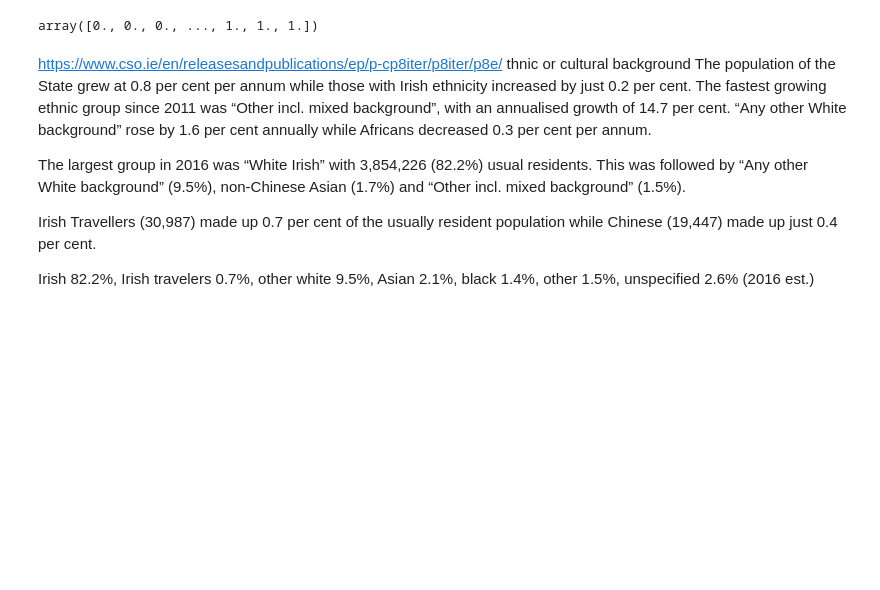
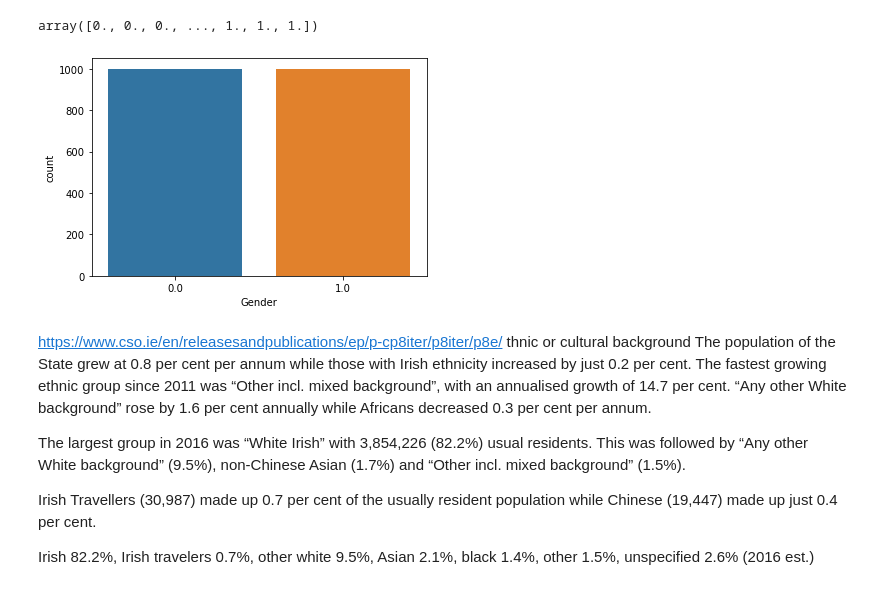
Before and after one commit to BYalini/project_programming_for_data_analysis, a Jupyter notebook: PDA_Project2020.ipynb, the cells around one changed output. Saved outputs shown, nothing was run; the diff lists cells and outputs as text; code cells hidden in the pictures; blank space fills up the shorter version.

```diff
--- a/PDA_Project2020.ipynb
+++ b/PDA_Project2020.ipynb
@@ -116,6 +116,13 @@ gender = np.hstack((np.zeros(1000), np.ones(1000)))
 gender
 # %% [output]
 array([0., 0., 0., ..., 1., 1., 1.])
+# %%
+fig, ax = plt.subplots() # common layouts
+sns.countplot(x=gender, ax=ax)
+ax.set_xlabel('Gender')
+plt.show()
+# %% [output]
+[figure, added]
 # %% [markdown]
 https://www.cso.ie/en/releasesandpublications/ep/p-cp8iter/p8iter/p8e/
 thnic or cultural background
```
Also changed, not shown: parts of 9 cells of this notebook, 9 other files.
